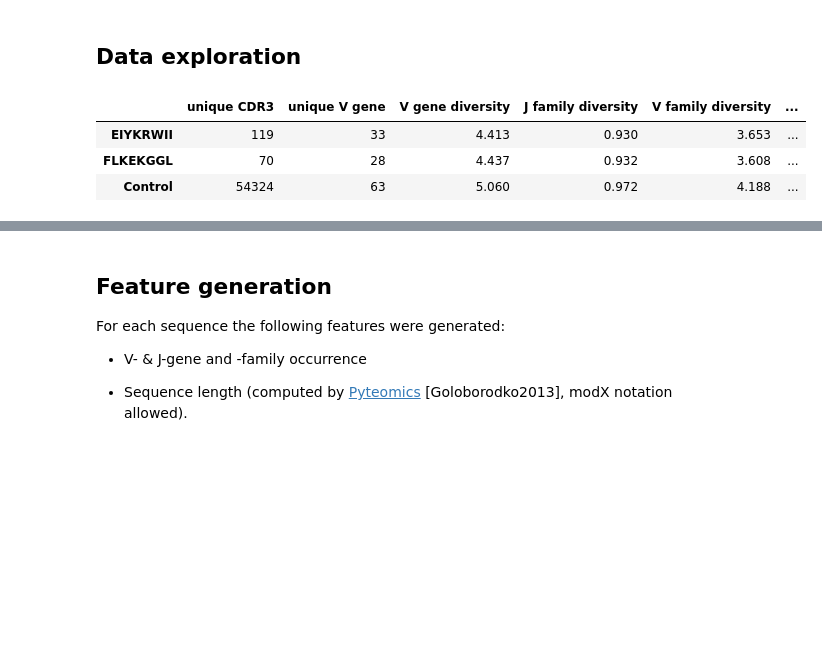
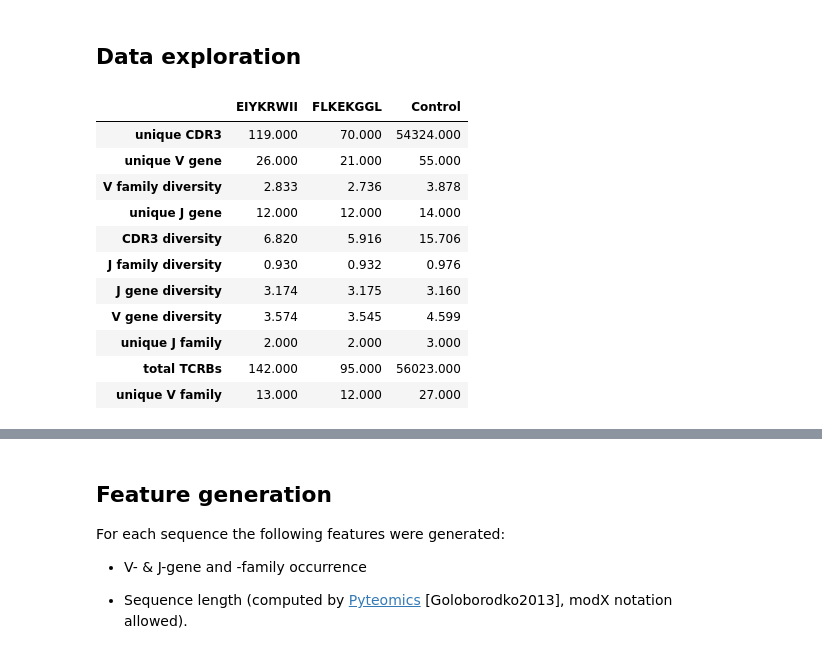
Before and after one commit to bittremieux/TCR-Classifier, a Jupyter notebook: tcr_classifier_v2.ipynb, the cells around one changed output, grey strips where cells are left out. Drawn from its saved outputs; the diff is of its cells as text; code cells hidden in the pictures; blank space fills up the shorter version.

```diff
--- a/tcr_classifier_v2.ipynb
+++ b/tcr_classifier_v2.ipynb
@@ -4,6 +4,7 @@ import collections
 import itertools
 import random
 import math
+import string
 
 import boruta
 import IPython
@@ -20,7 +21,7 @@ from sklearn import ensemble, feature_extraction, metrics, model_selection, pipe
 
 %matplotlib inline
 
-pd.options.display.max_rows = 10
+pd.options.display.max_rows = 12
 pd.options.display.precision = 3
 matplotlib.rcParams['font.family'] = 'sans-serif'
 matplotlib.rcParams['font.size'] = 6
@@ -80,7 +81,7 @@ def gene_to_family(gene):
     """
     gene_str = str(gene)
     if gene_str == 'unresolved':
-        return gene_string
+        return gene_str
     else:
         return gene_str.split('-')[0].zfill(2)
 
@@ -97,13 +98,13 @@ def encode_gene(gene):
 
     Returns:
         The family and gene name as a string of length 2 separated by a dash if both are known, otherwise
-        only the family name as a string of length 2, or 'unresolved'.
+        'unresolved'.
     """
     gene_str = str(gene)
-    if gene_str == 'unresolved':
-        return gene_str
+    if '-' in gene_str:
+        return '-'.join(g.zfill(2) for g in gene_str.split('-'))
     else:
-        return '-'.join(g.zfill(2) for g in gene_str.split('-'))
+        return 'unresolved'
 # %%
 # read peptide data
 peptide_data = pd.read_csv('data.csv')
@@ -128,35 +130,43 @@ data = data[sorted(data.columns)]
 # %%
 # calculate CDR3 sequence diversity of input data
 stats = collections.defaultdict(list)
 for peptide in classes:
     pep_data = data[data['HLA_peptide'] == peptide]
 
     stats['total TCRBs'].append(pep_data.shape[0])
     stats['unique CDR3'].append(len(set(pep_data['CDR3_sequence'])))
 
     cdr3_count = list(collections.Counter(pep_data['CDR3_sequence']).values())
     stats['CDR3 diversity'].append(shannon(cdr3_count))
 
     stats['unique V family'].append(len(pep_data['V_family'].unique()))
     stats['unique J family'].append(len(pep_data['J_family'].unique()))
     stats['unique V gene'].append(len(pep_data['V_gene'].unique()))
     stats['unique J gene'].append(len(pep_data['J_gene'].unique()))
 
     v_fam_count = list(collections.Counter(pep_data['V_family']).values())
     j_fam_count = list(collections.Counter(pep_data['J_family']).values())
     v_gene_count = list(collections.Counter(pep_data['V_gene']).values())
     j_gene_count = list(collections.Counter(pep_data['J_gene']).values())
     stats['V family diversity'].append(shannon(v_fam_count))
     stats['J family diversity'].append(shannon(j_fam_count))
     stats['V gene diversity'].append(shannon(v_gene_count))
     stats['J gene diversity'].append(shannon(j_gene_count))
 
-IPython.display.display(pd.DataFrame(stats, index=classes, columns=stats.keys()))
+IPython.display.display(pd.DataFrame(stats, index=classes, columns=stats.keys()).T)
 # %% [output]
-|  | unique CDR3 | unique V gene | V gene diversity | J family diversity | V family diversity | ... |
-| EIYKRWII | 119 | 33 | 4.413 | 0.930 | 3.653 | ... |
-| FLKEKGGL | 70 | 28 | 4.437 | 0.932 | 3.608 | ... |
-| Control | 54324 | 63 | 5.060 | 0.972 | 4.188 | ... |
+|  | EIYKRWII | FLKEKGGL | Control |
+| unique CDR3 | 119.000 | 70.000 | 54324.000 |
+| unique V gene | 26.000 | 21.000 | 55.000 |
+| V family diversity | 2.833 | 2.736 | 3.878 |
+| unique J gene | 12.000 | 12.000 | 14.000 |
+| CDR3 diversity | 6.820 | 5.916 | 15.706 |
+| J family diversity | 0.930 | 0.932 | 0.976 |
+| J gene diversity | 3.174 | 3.175 | 3.160 |
+| V gene diversity | 3.574 | 3.545 | 4.599 |
+| unique J family | 2.000 | 2.000 | 3.000 |
+| total TCRBs | 142.000 | 95.000 | 56023.000 |
+| unique V family | 13.000 | 12.000 | 27.000 |
 # %%
 # plot the number of duplicates per CDR3 sequence
 counts = []
```
Also changed, not shown: parts of 5 cells of this notebook.
